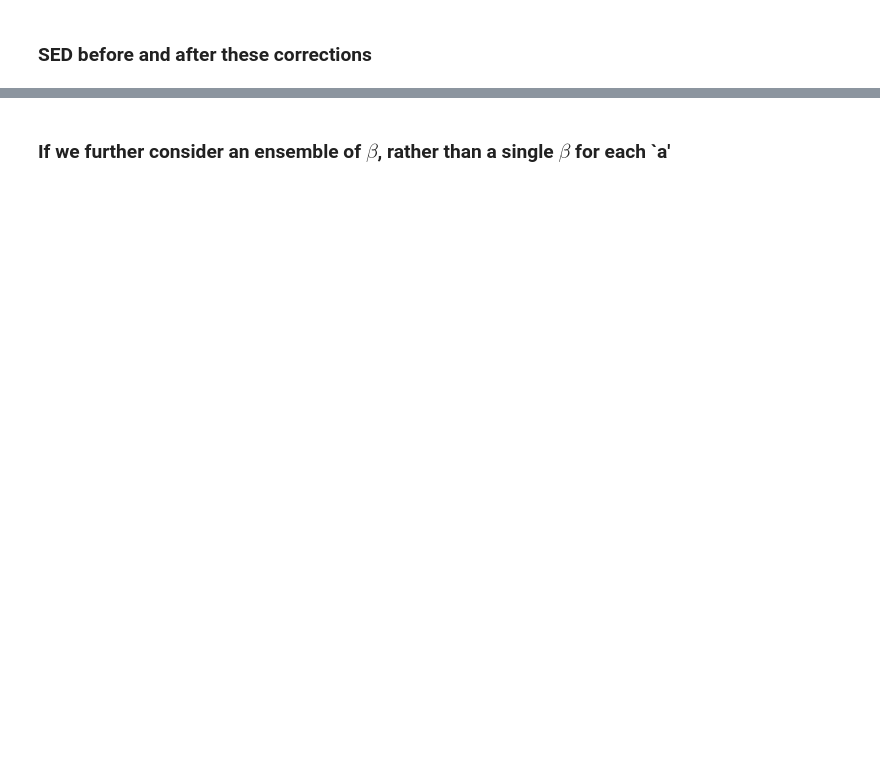
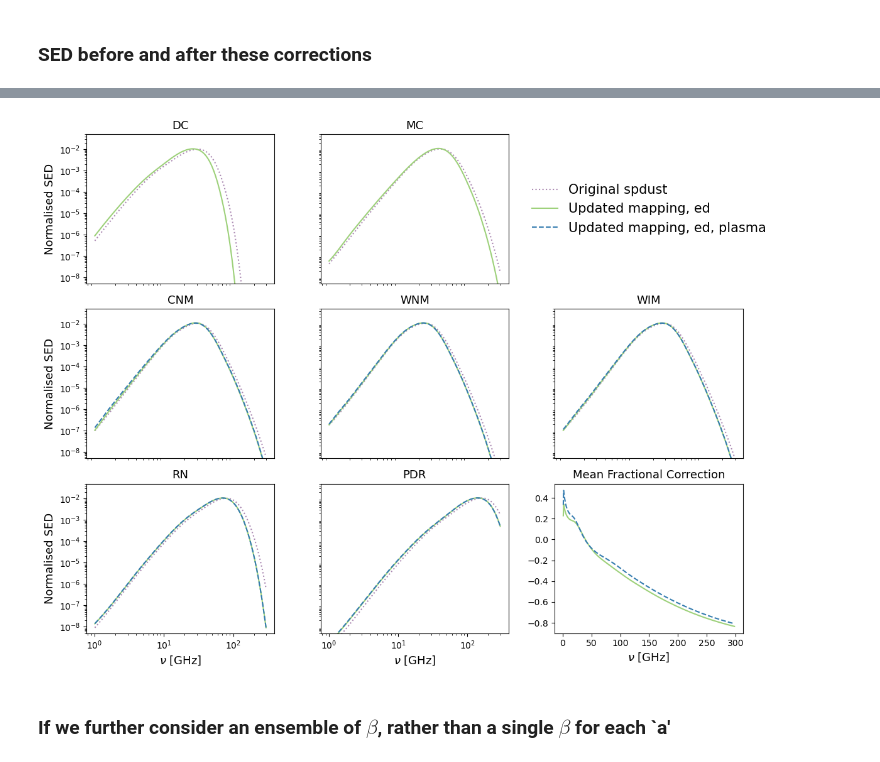
Before and after one commit to zzhang0123/SpyDust, a Jupyter notebook: notebooks/SpDust_vs_SpyDust.ipynb, the cells around one changed output, grey strips where cells are left out. Drawn from its saved outputs; the diff is of its cells as text; code cells hidden in the pictures; blank space fills up the shorter version.

```diff
--- a/notebooks/SpDust_vs_SpyDust.ipynb
+++ b/notebooks/SpDust_vs_SpyDust.ipynb
@@ -305,2 +313,92 @@ plt.legend()
+# %%
+frectional_diff_list_old_plasma = [ (Spy_SED_old_plasma_list[i+1][1,:]/np.sum(Spy_SED_old_plasma_list[i+1][1,:]))/(SPD_SED_list[i+1][1,:]/np.sum(SPD_SED_list[i+1][1,:])) - 1
+                                   for i in range(len(env_list)-1)]
+# We avoid the DC environment, because the SED from spdust is numerical 0 at highest frequencies - this causes the fractional difference to be infinite
+frectional_diff_old_plasma_average = np.mean(np.array(frectional_diff_list_old_plasma), axis=0)
+
+frectional_diff_list_new_plasma = [ (Spy_SED_new_plasma_list[i+2][1,:]/np.sum(Spy_SED_new_plasma_list[i+2][1,:]))/(SPD_SED_list[i+2][1,:]/np.sum(SPD_SED_list[i+2][1,:])) - 1
+                                   for i in range(len(env_list)-2)]
+# We avoid the DC and MC environments, because grains in those environments are assumed not tumbling; so the plasma drag correction is not applied
+frectional_diff_new_plasma_average = np.mean(np.array(frectional_diff_list_new_plasma), axis=0)
+# %%
+# Create a figure with a 3x3 grid
+fig = plt.figure(figsize=(12, 9))
+gs = fig.add_gridspec(3, 3)
+
+# First row: single wide plot for title/labels
+main_ax = fig.add_subplot(gs[0, 2])
+# main_ax.set_title("Main Title for All Subplots")
+main_ax.axis('off')  # Hide the axis as it's just for title/label space
+
+# Create a dummy plot for the legend
+lines = []
+labels = ["Original spdust", "Updated mapping, ed", "Updated mapping, ed, plasma"]
+linestyles = [':', '-', '--']
+colors = [spdust_color2, spy_color1, spy_color2]
+for i in range(3):
+    line, = main_ax.plot([], [], ls=linestyles[i], label=labels[i], color=colors[i])  # Dummy lines for legend
+    lines.append(line)
+
+# Place the global legend in the main axis
+main_ax.legend(handles=lines, loc="center", frameon=False, fontsize=15, ncol=1)
+
+# Define the positions for the 7 subplots in the 3x3 grid
+positions = [
+    (0, 0), (0, 1),  # Second row
+    (1, 0), (1, 1), (1, 2),  # Third row
+    (2, 0), (2, 1)  # Remaining position for the 7th plot
+]
+
+def plot_updated_SED(env_ind, ax, title, plot_xlabel=False, plot_ylabel=False, plot_plasma=True):
+    Spy_SED_old_plasma = Spy_SED_old_plasma_list[env_ind]
+    Spy_SED_new_plasma = Spy_SED_new_plasma_list[env_ind]
+    SPD_SED = SPD_SED_list[env_ind]
+
+    ax.loglog(SPD_SED[0,:], SPD_SED[1,:]/np.sum(SPD_SED[1,:]), ls=linestyles[0], color=colors[0])
+    ax.loglog(Spy_SED_old_plasma[0,:], Spy_SED_old_plasma[1,:]/np.sum(Spy_SED_old_plasma[1,:]), ls=linestyles[1], color=colors[1])
+    if plot_plasma:
+        ax.loglog(Spy_SED_new_plasma[0,:], Spy_SED_new_plasma[1,:]/np.sum(Spy_SED_new_plasma[1,:]), ls=linestyles[2], color=colors[2])
+    if plot_xlabel:
+        ax.set_xlabel(r'$\nu$ [GHz]', fontsize=13)
+    else:
+        ax.set_xticks([])
+
+    if plot_ylabel:
+        ax.set_ylabel('Normalised SED', fontsize=13)
+    else:
+        ax.set_yticks([])
+    # Do not show xticks if plot_xlabel is False
+
+    ax.set_title(title, fontsize=13)
+    ax.set_ylim(5e-9, 5e-2)
+
+# Plot data on each of the 7 subplots
+for i, pos in enumerate(positions):
+    ax = fig.add_subplot(gs[pos[0], pos[1]])
+    plot_xl, plot_yl, plot_pl = False, False, True
+    if i in [0, 1]:
+        plot_pl = False
+    if i in [0, 2, 5]:
+        plot_yl = True
+    if i in [5, 6]:
+        plot_xl = True
+    plot_updated_SED(i, ax, ISM_list[i], plot_xlabel=plot_xl, plot_ylabel=plot_yl, plot_plasma=plot_pl)
+
+ax = fig.add_subplot(gs[2, 2])
+#plot the fractional corrections
+ax.plot(SPD_SED[0,:], frectional_diff_old_plasma_average, ls=linestyles[1], color=colors[1])
+ax.plot(SPD_SED[0,:], frectional_diff_new_plasma_average, ls=linestyles[2], color=colors[2])
+ax.set_xlabel(r'$\nu$ [GHz]', fontsize=13)
+ax.set_title('Mean Fractional Correction', fontsize=13)
+
+
+plt.tight_layout()
+plt.savefig('figures/updated_SED_comparison.pdf', bbox_inches='tight')
+#plt.xlabel(r'$\nu$ [GHz]')
+#plt.title('Normalised SED')
+#plt.xlim(1, 200)
+#plt.legend()
+# %% [output]
+[figure, added]
 # %% [markdown]
 ### If we further consider an ensemble of $\beta$, rather than a single $\beta$ for each `a'
```
Also changed, not shown: parts of 19 cells of this notebook, 16 other files.
